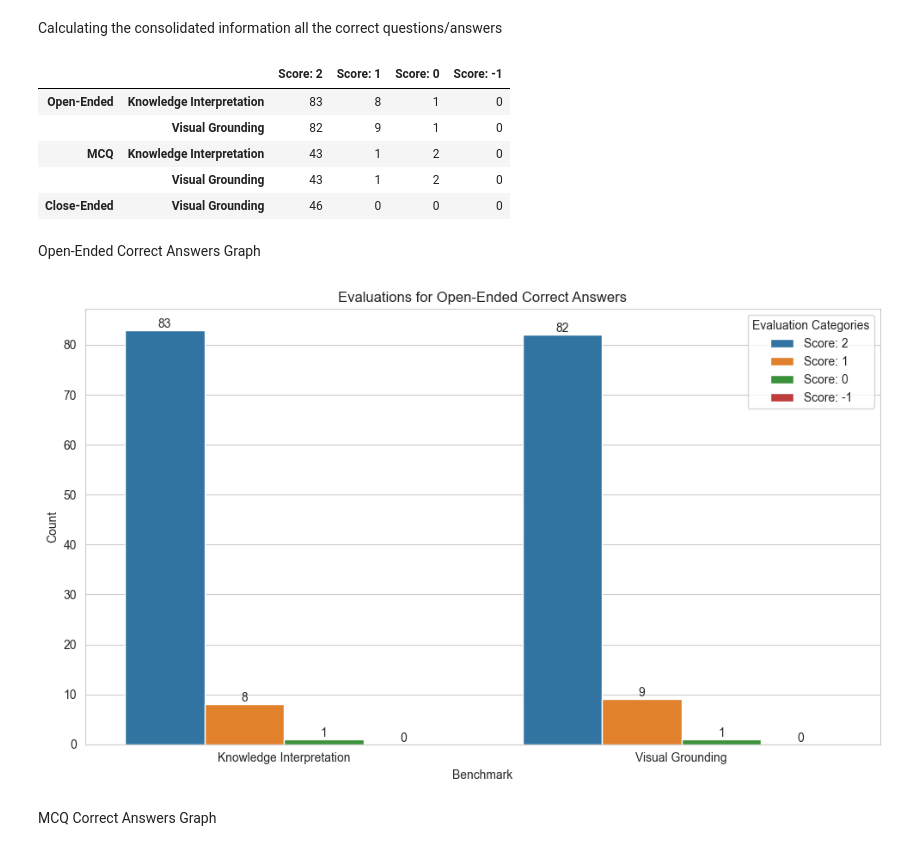
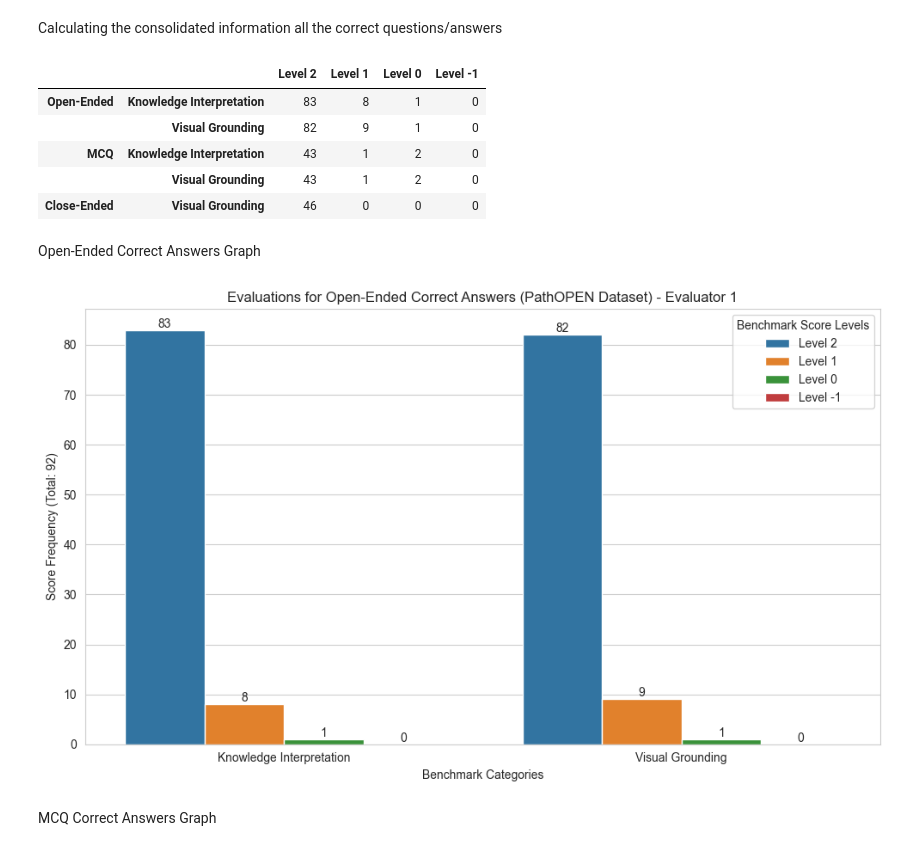
Before and after one commit to embedded-robotics/path-open-data, a Jupyter notebook: pathopen_eval_data_analysis.ipynb, the cells around one changed output. Drawn from its saved outputs; the diff is of its cells as text; code cells hidden in the pictures.

Commit message:
Added the graphs and improved their titles

```diff
--- a/pathopen_eval_data_analysis.ipynb
+++ b/pathopen_eval_data_analysis.ipynb
@@ -5,7 +6,9 @@ import seaborn as sns
 # %% [markdown]
 Reading the Evaluation data by Pathologist
 # %%
-eval_data = pd.read_csv('data/pathopen_eval_data.csv')
+evaluator_id = 'evaluator1'
+eval_data_path = f"input/{evaluator_id}/pathopen_eval_data.csv"
+eval_data = pd.read_csv(eval_data_path)
 eval_data.head()
 # %% [output]
 |  | CASE_ID | Image_ID | Image_URL | OE_Question_1 | OE_Correct_Answer_1 | Evaluation OE_Correct_Answer_1\n(... | Unnamed: 6 | ... |
@@ -262,14 +270,14 @@ correct_answer_eval_neg_1 = [oe_correct_answer_1_know_inter_eval_neg_1 + oe_corr
                             mcq_correct_answer_vis_ground_eval_neg_1,
                             ce_correct_answer_vis_ground_eval_neg_1]
 
-correct_answer_eval_data = pd.DataFrame({'Score: 2': correct_answer_eval_2,
-                                        'Score: 1': correct_answer_eval_1,
-                                        'Score: 0': correct_answer_eval_0,
-                                        'Score: -1': correct_answer_eval_neg_1}, index=[correct_answer_que_type, correct_answer_benchmark_label])
+correct_answer_eval_data = pd.DataFrame({'Level 2': correct_answer_eval_2,
+                                        'Level 1': correct_answer_eval_1,
+                                        'Level 0': correct_answer_eval_0,
+                                        'Level -1': correct_answer_eval_neg_1}, index=[correct_answer_que_type, correct_answer_benchmark_label])
 
 correct_answer_eval_data
 # %% [output]
-|  |  | Score: 2 | Score: 1 | Score: 0 | Score: -1 |
+|  |  | Level 2 | Level 1 | Level 0 | Level -1 |
 | Open-Ended | Knowledge Interpretation | 83 | 8 | 1 | 0 |
 |  | Visual Grounding | 82 | 9 | 1 | 0 |
 | MCQ | Knowledge Interpretation | 43 | 1 | 2 | 0 |
@@ -280,19 +288,21 @@ Open-Ended Correct Answers Graph
 # %%
 temp_data = correct_answer_eval_data.loc['Open-Ended'].transpose().reset_index()
 temp_data = temp_data.melt(id_vars='index', var_name='Column Names', value_name='Values')
 
 sns.set_style("whitegrid")
 plt.figure(figsize=(10, 6))
 ax = sns.barplot(data=temp_data, x='Column Names', y='Values', hue='index')
+
 for container in ax.containers:
     ax.bar_label(container)
-plt.title('Evaluations for Open-Ended Correct Answers')
-plt.xlabel('Benchmark')
-plt.ylabel('Count')
-plt.legend(title='Evaluation Categories')
+plt.title(f'Evaluations for Open-Ended Correct Answers (PathOPEN Dataset) - Evaluator {evaluator_id[-1]}')
+plt.xlabel('Benchmark Categories')
+plt.ylabel(f'Score Frequency (Total: {correct_answer_total[0]})')
+plt.legend(title='Benchmark Score Levels')
 plt.tight_layout()
+plt.savefig(f'{output_data_path}/pathopen_open_ended_correct_answers.png')
 plt.show()
 # %% [output]
-[figure, old version]
+[figure, new version]
 # %% [markdown]
 MCQ Correct Answers Graph
```
Also changed, not shown: parts of 12 cells of this notebook, 12 other files.
